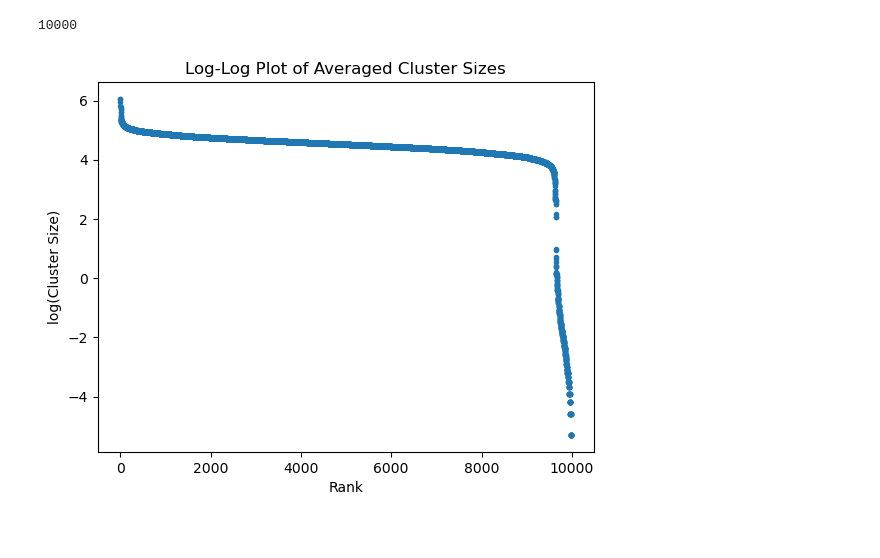
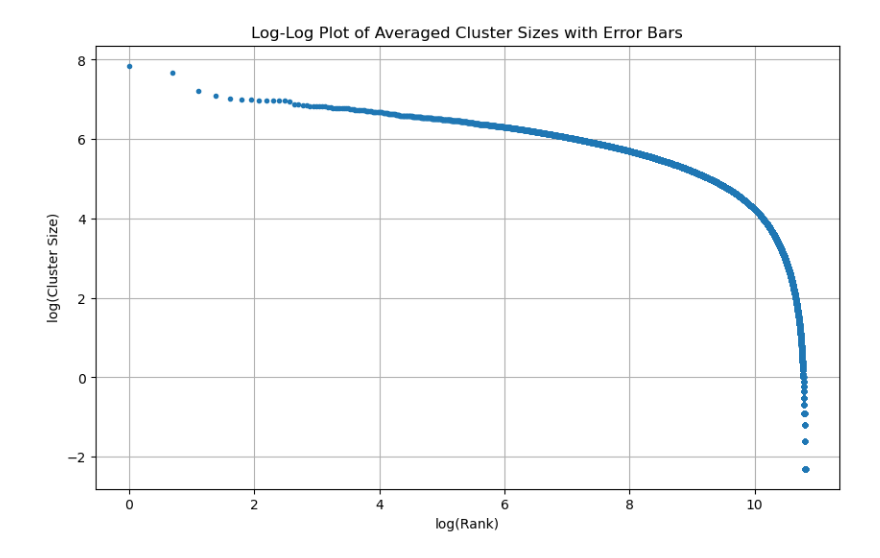
Before and after one commit to Isi2000/SANDPILE, a Jupyter notebook: sandpile_model.ipynb, the cells around one changed output. Saved outputs shown, nothing was run; the diff lists cells and outputs as text; code cells hidden in the pictures.

```diff
--- a/sandpile_model.ipynb
+++ b/sandpile_model.ipynb
@@ -10,6 +10,10 @@ class Sandpile:
         self.grid = np.full((grid_size, grid_size), 3, dtype=int)
         self.t = 0
         self.pl_data = []
+        self.slope = []
+    def get_total_slope(self):
+        return np.sum(np.full((self.grid_size, self.grid_size), 4, dtype=int) - self.grid)
+
 
     def add_sand(self, x, y, grains=1):
         self.grid[x, y] += grains
@@ -23,6 +27,7 @@ class Sandpile:
     def topple(self):
         unstable = True
         num_affected_squares = 0
+        #self.slope.append(self.get_total_slope())
         while unstable:
             high_piles_coords = self.find_high_piles()
             num_affected_squares += len(high_piles_coords)
@@ -40,9 +45,6 @@ class Sandpile:
         self.pl_data.append(num_affected_squares)
 
 
-
-
-
     def get_grid(self):
         return self.grid
 
@@ -55,7 +57,7 @@ class Sandpile:
             zpos = np.zeros_like(xpos)
             dx = dy = 1
             dz = self.grid.flatten()
-            ax.set_zlim(0, 4)
+            ax.set_zlim(0, 10)
             ax.bar3d(xpos, ypos, zpos, dx, dy, dz, cmap='viridis')
             plt.title('Sandpile Model Histogram')
             if save == True:
@@ -78,36 +80,40 @@ def run_simulations(grid_size, num_grains, num_simulations):
 
     return all_pl_data
 
+
 def average_data(d):
     d = np.swapaxes(d, 1, 0)
-    return d.mean(axis=1)
+    average = d.mean(axis=1)
+    std_dev = d.std(axis=1)  # Calculate the standard deviation along the same axis
+    return average, std_dev
 # %%
 # Example usage
-grid_size = 50
-num_grains = 10000
-num_simulations = 200
+grid_size = 30
+num_grains = 50000
+num_simulations = 1
 dir_name = "3d"
 os.makedirs(dir_name, exist_ok=True)
 
 # Run multiple simulations and gather data
 all_simulation_data = run_simulations(grid_size, num_grains, num_simulations)
-# %%
-d = average_data(all_simulation_data)
-print(len(d))
-# %% [output]
-10000
+# %%
+average, std_dev = average_data(all_simulation_data)
 # %%
-# Sort and log-transform the data
-sorted_data = sorted(d, reverse=True)
-log_y = np.log(sorted_data)
+# Sort the data and standard deviation
+sorted_indices = np.argsort(average)[::-1]
 
+sorted_data = average[sorted_indices]
+sorted_std_dev = std_dev[sorted_indices]
 
-# Plot the results
-plt.figure()
-plt.plot(np.arange(len(log_y)), log_y, marker='o', linestyle='none', markersize=3)
-plt.xlabel('Rank')
+# Log-transform the data
+
+# Plot the results with error bars
+plt.figure(figsize=(10, 6))
+plt.errorbar(np.log(np.arange(0, len(sorted_data))), np.log(sorted_data),  fmt='o', capsize=5, markersize=3)
+plt.xlabel('log(Rank)')
 plt.ylabel('log(Cluster Size)')
-plt.title('Log-Log Plot of Averaged Cluster Sizes')
+plt.title('Log-Log Plot of Averaged Cluster Sizes with Error Bars')
+plt.grid(True)
 plt.show()
 # %% [output]
-[figure, old version]
+[figure, new version]
```
Also changed, not shown: parts of 4 cells of this notebook.
